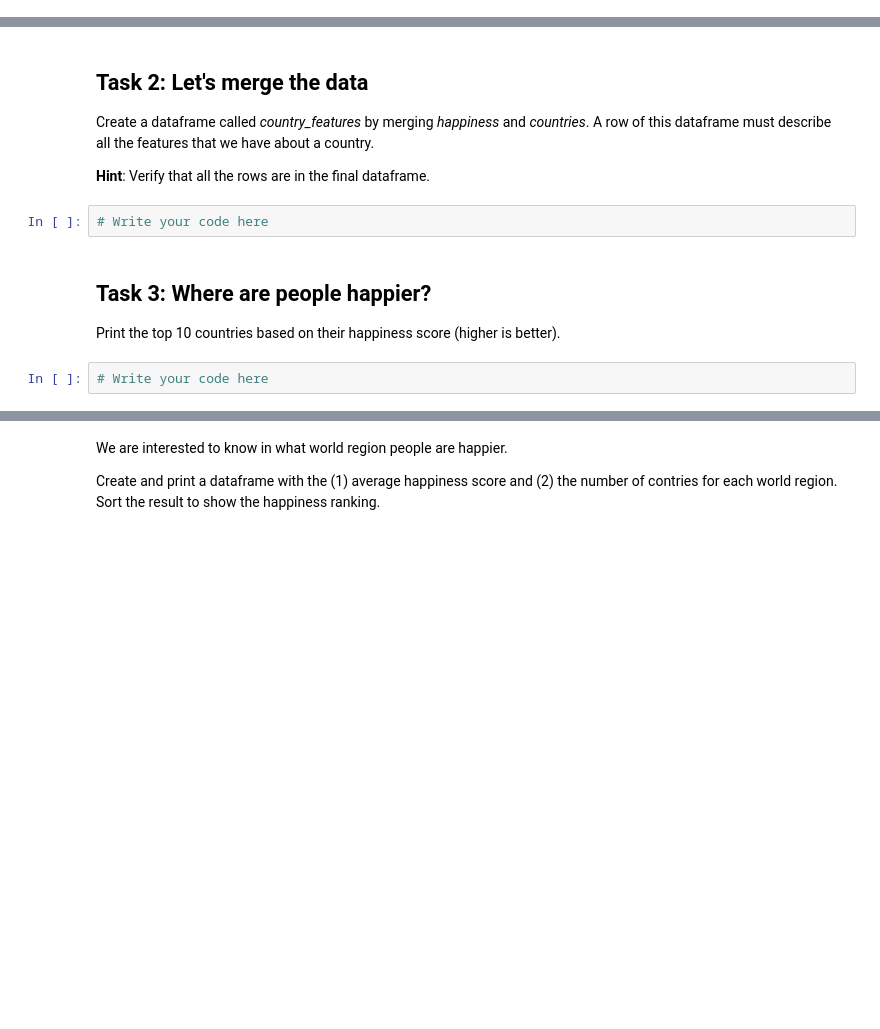
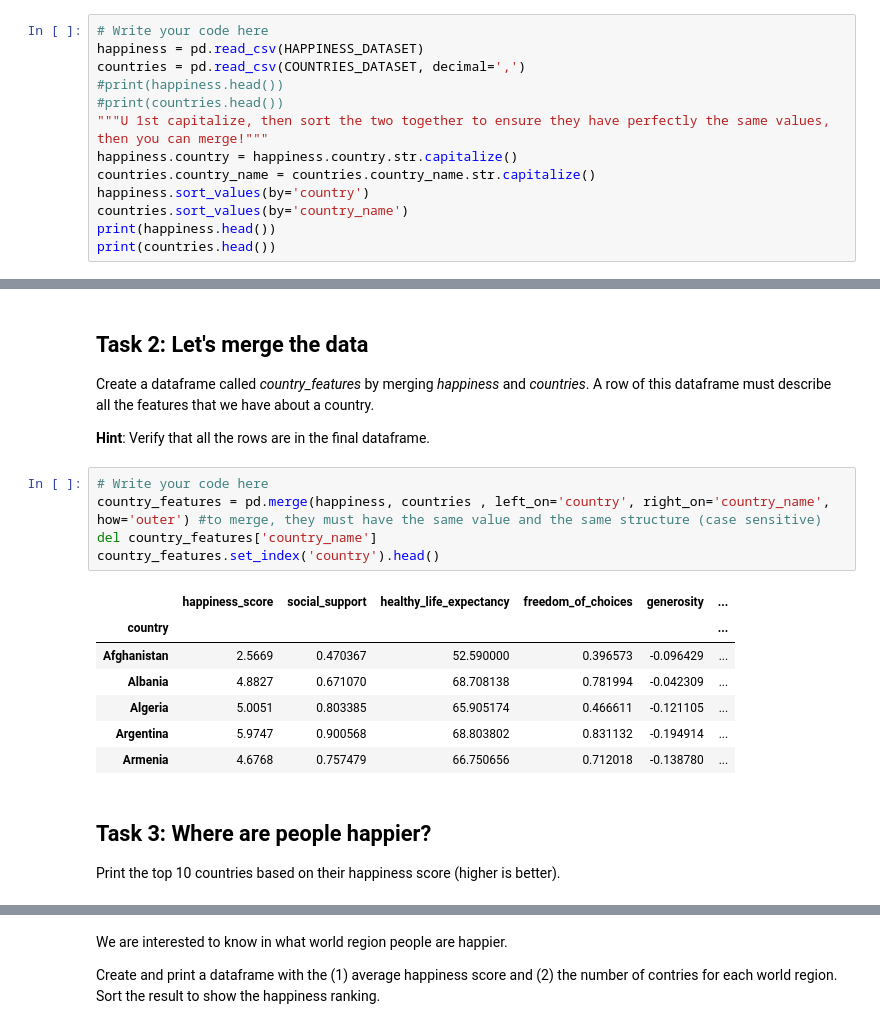
Before and after one commit to Seif-Wessam/2023, a Jupyter notebook: Exercises/01 - Handling data/Happiness.ipynb, the cells around one changed output, grey strips where cells are left out. Drawn from its saved outputs; the diff is of its cells as text; blank space fills up the shorter version.

```diff
--- a/Exercises/01 - Handling data/Happiness.ipynb
+++ b/Exercises/01 - Handling data/Happiness.ipynb
@@ -55,0 +46,13 @@ Load the 2 datasets in Pandas dataframes (called *happiness* and *countries*), a
+# %%
+# Write your code here
+happiness = pd.read_csv(HAPPINESS_DATASET)
+countries = pd.read_csv(COUNTRIES_DATASET, decimal=',')
+#print(happiness.head())
+#print(countries.head())
+"""U 1st capitalize, then sort the two together to ensure they have perfectly the same values, then you can merge!"""
+happiness.country = happiness.country.str.capitalize()
+countries.country_name = countries.country_name.str.capitalize()
+happiness.sort_values(by='country')
+countries.sort_values(by='country_name')
+print(happiness.head())
+print(countries.head())
@@ -59,11 +80,20 @@ Load the 2 datasets in Pandas dataframes (called *happiness* and *countries*), a
 Create a dataframe called *country_features* by merging *happiness* and *countries*. A row of this dataframe must describe all the features that we have about a country.
 
 **Hint**: Verify that all the rows are in the final dataframe.
-# %%
-# Write your code here
+# %%
+# Write your code here
+country_features = pd.merge(happiness, countries , left_on='country', right_on='country_name', how='outer') #to merge, they must have the same value and the same structure (case sensitive)
+del country_features['country_name']
+country_features.set_index('country').head()
+# %% [output]
+|  | happiness_score | social_support | healthy_life_expectancy | freedom_of_choices | generosity | ... |
+| country |  |  |  |  |  | ... |
+| Afghanistan | 2.5669 | 0.470367 | 52.590000 | 0.396573 | -0.096429 | ... |
+| Albania | 4.8827 | 0.671070 | 68.708138 | 0.781994 | -0.042309 | ... |
+| Algeria | 5.0051 | 0.803385 | 65.905174 | 0.466611 | -0.121105 | ... |
+| Argentina | 5.9747 | 0.900568 | 68.803802 | 0.831132 | -0.194914 | ... |
+| Armenia | 4.6768 | 0.757479 | 66.750656 | 0.712018 | -0.138780 | ... |
 # %% [markdown]
 ## Task 3: Where are people happier?
 
 Print the top 10 countries based on their happiness score (higher is better).
-# %%
-# Write your code here
```
Also changed, not shown: parts of 19 cells of this notebook.
